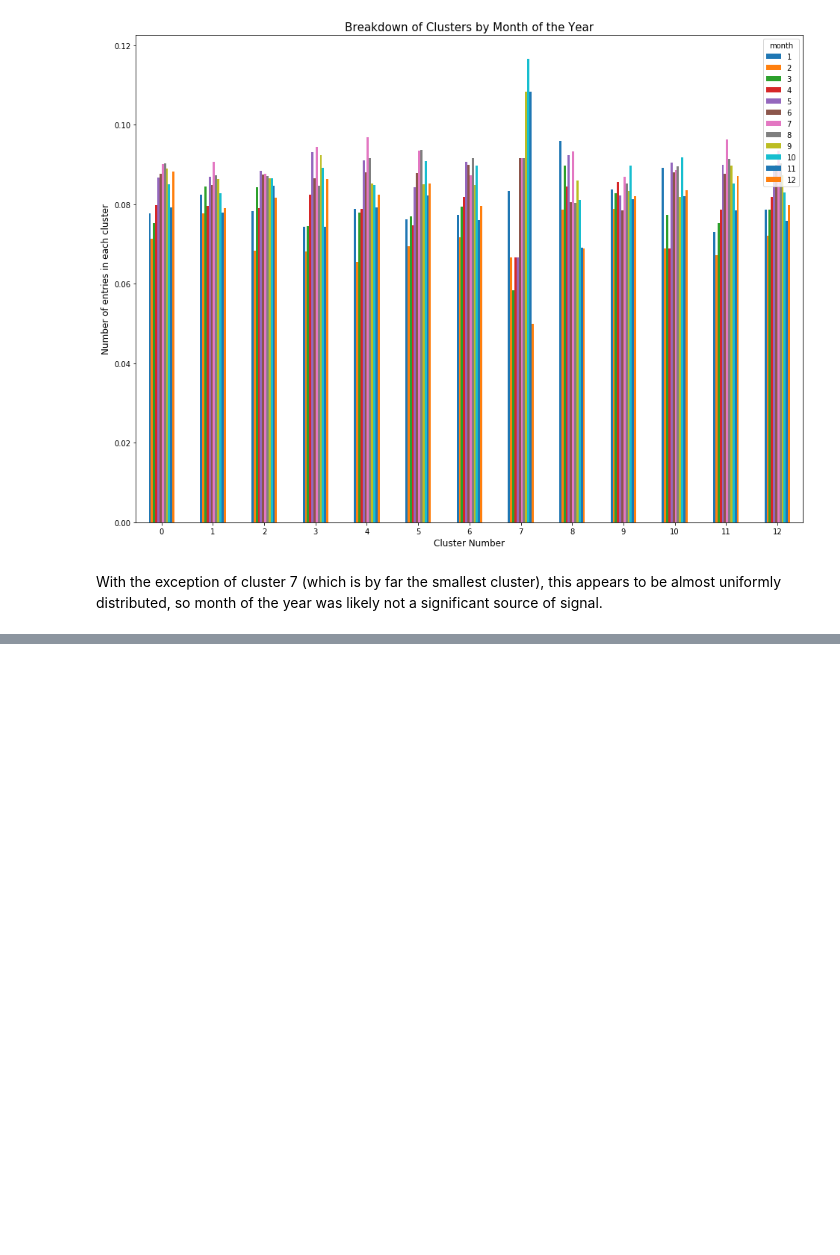
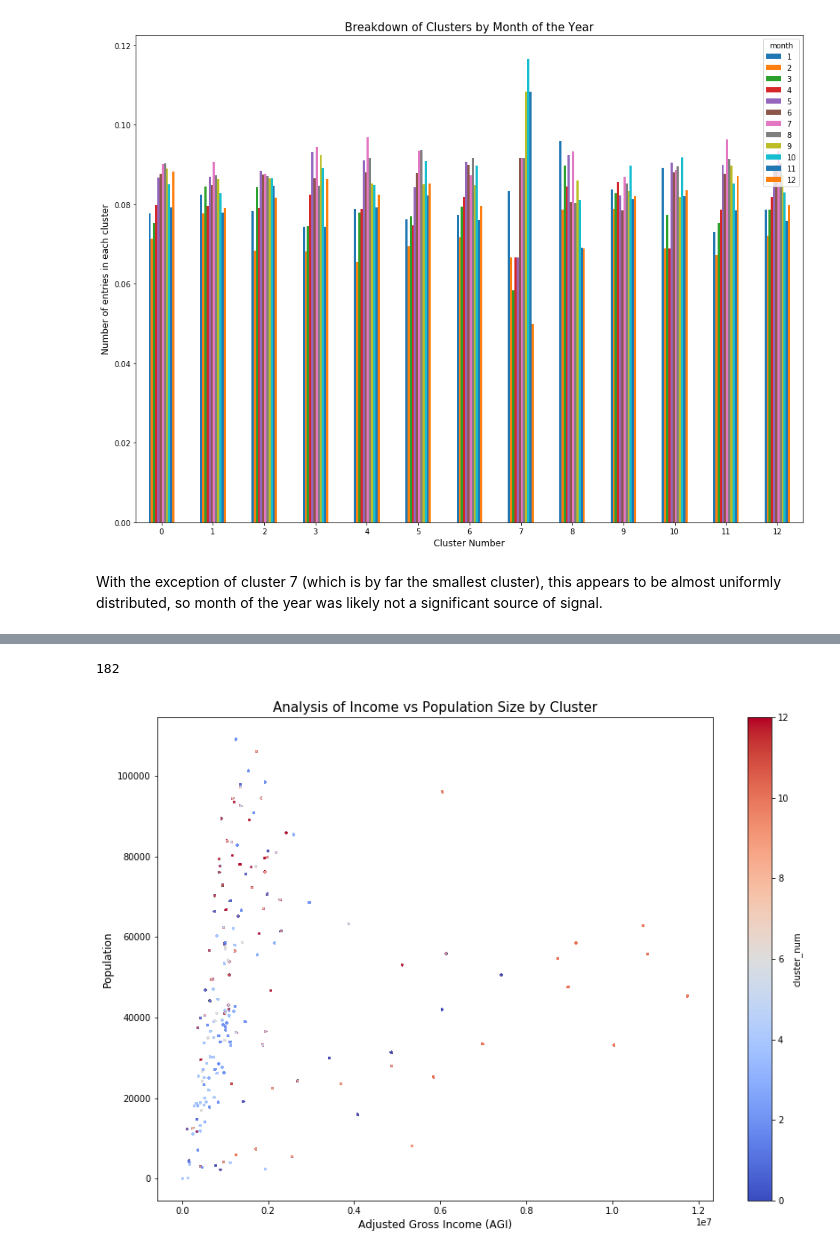
Before and after one commit to tlunderwood2014/nyc_crime_analysis, a Jupyter notebook: Crime_Analysis.ipynb, the cells around one changed output, grey strips where cells are left out. Drawn from its saved outputs; the diff is of its cells as text; code cells hidden in the pictures; blank space fills up the shorter version.

```diff
--- a/Crime_Analysis.ipynb
+++ b/Crime_Analysis.ipynb
@@ -387,0 +409,12 @@ With the exception of cluster 7 (which is by far the smallest cluster), this app
+# %%
+sample.total_income_amount.nunique()
+# %% [output]
+182
+# %%
+sample.plot.scatter('adjusted_gross_income_(agi)', 'population', s = 2,
+                    c = 'cluster_num', cmap = 'coolwarm', figsize = (14, 10), sharex = False)
+plt.title('Analysis of Income vs Population Size by Cluster', fontsize = 15)
+plt.xlabel('Adjusted Gross Income (AGI)', fontsize = 12)
+plt.ylabel('Population', fontsize = 12);
+# %% [output]
+[figure, added]
```
Also changed, not shown: parts of 9 cells of this notebook.
